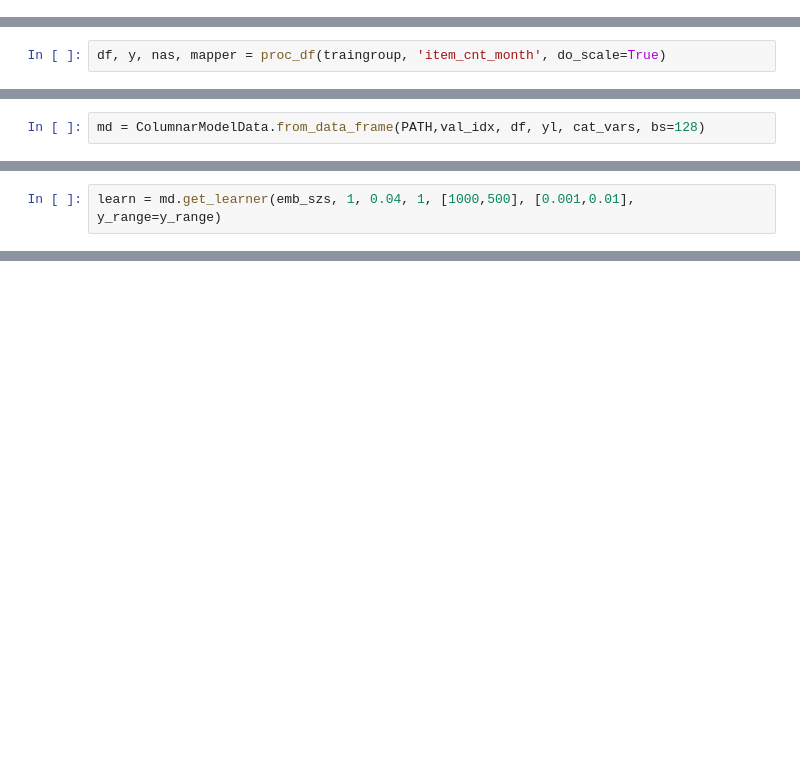
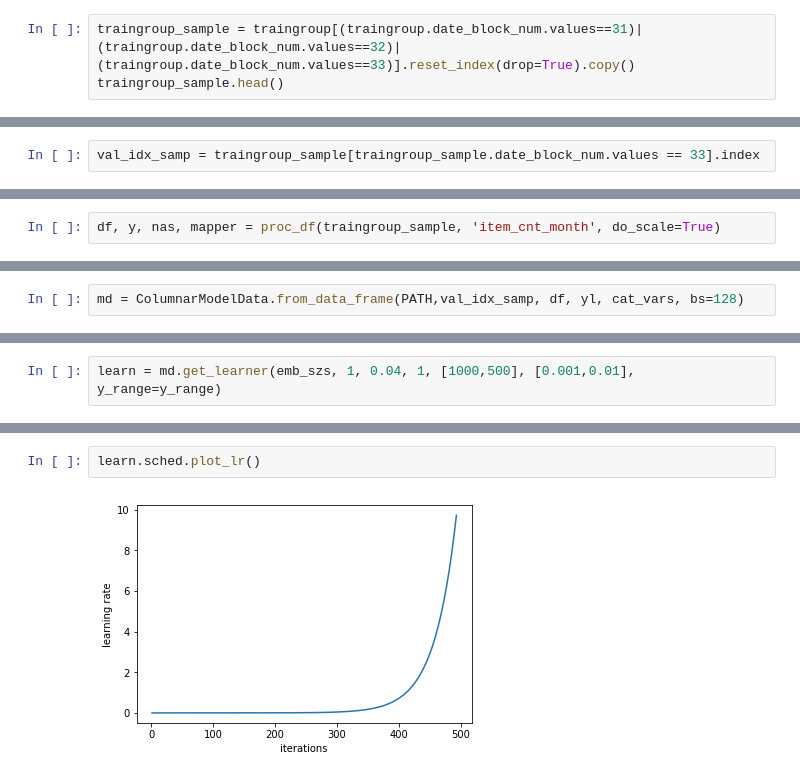
Before and after one commit to devarajanperumal/deeplearning, a Jupyter notebook: kaggle_russianstore.ipynb, the cells around one changed output, grey strips where cells are left out. Drawn from its saved outputs; the diff is of its cells as text; blank space fills up the shorter version.

Commit message:
kaggle_russian_sample

```diff
--- a/kaggle_russianstore.ipynb
+++ b/kaggle_russianstore.ipynb
@@ -258,0 +167,3 @@ Int64Index([1577593, 1577594, 1577595, 1577596, 1577597, 1577598, 1577599,
+# %%
+traingroup_sample = traingroup[(traingroup.date_block_num.values==31)| (traingroup.date_block_num.values==32)|(traingroup.date_block_num.values==33)].reset_index(drop=True).copy()
+traingroup_sample.head()
@@ -258,0 +177,2 @@ Int64Index([1577593, 1577594, 1577595, 1577596, 1577597, 1577598, 1577599,
+# %%
+val_idx_samp = traingroup_sample[traingroup_sample.date_block_num.values == 33].index
@@ -259,7 +188,7 @@ Int64Index([1577593, 1577594, 1577595, 1577596, 1577597, 1577598, 1577599,
 # %% [markdown]
 # Prepare data for DL
 # %%
-df, y, nas, mapper = proc_df(traingroup, 'item_cnt_month', do_scale=True)
+df, y, nas, mapper = proc_df(traingroup_sample, 'item_cnt_month', do_scale=True)
 # %%
 yl = np.log(y).astype(np.float32)
 y, yl
@@ -297,7 +226,7 @@ y_range
 # %% [markdown]
 # Time to learn
 # %%
-md = ColumnarModelData.from_data_frame(PATH,val_idx, df, yl, cat_vars, bs=128)
+md = ColumnarModelData.from_data_frame(PATH,val_idx_samp, df, yl, cat_vars, bs=128)
 # %%
 cat_sz = [(c, len(traingroup[c].cat.categories)+1) for c in cat_vars]
 cat_sz
@@ -321,0 +253,4 @@ If you're reading this message in another frontend (for example, a static render
+# %%
+learn.sched.plot_lr()
+# %% [output]
+[figure, added]
```
Also changed, not shown: parts of 24 cells of this notebook, 1 other file.
